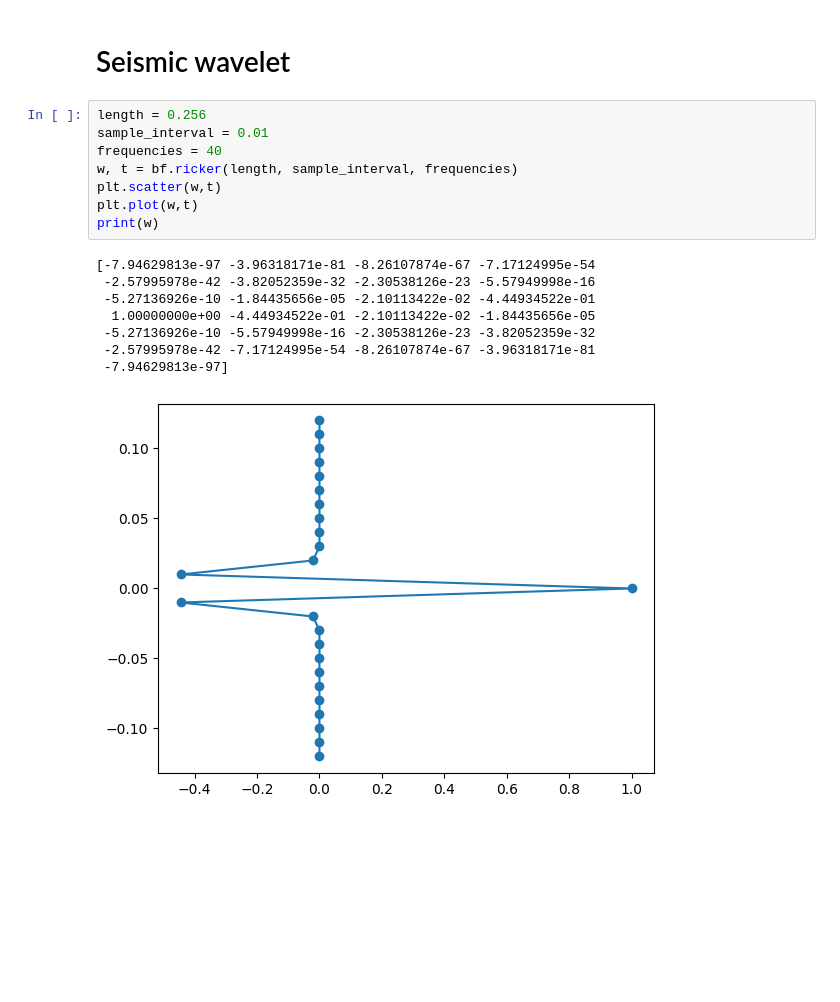
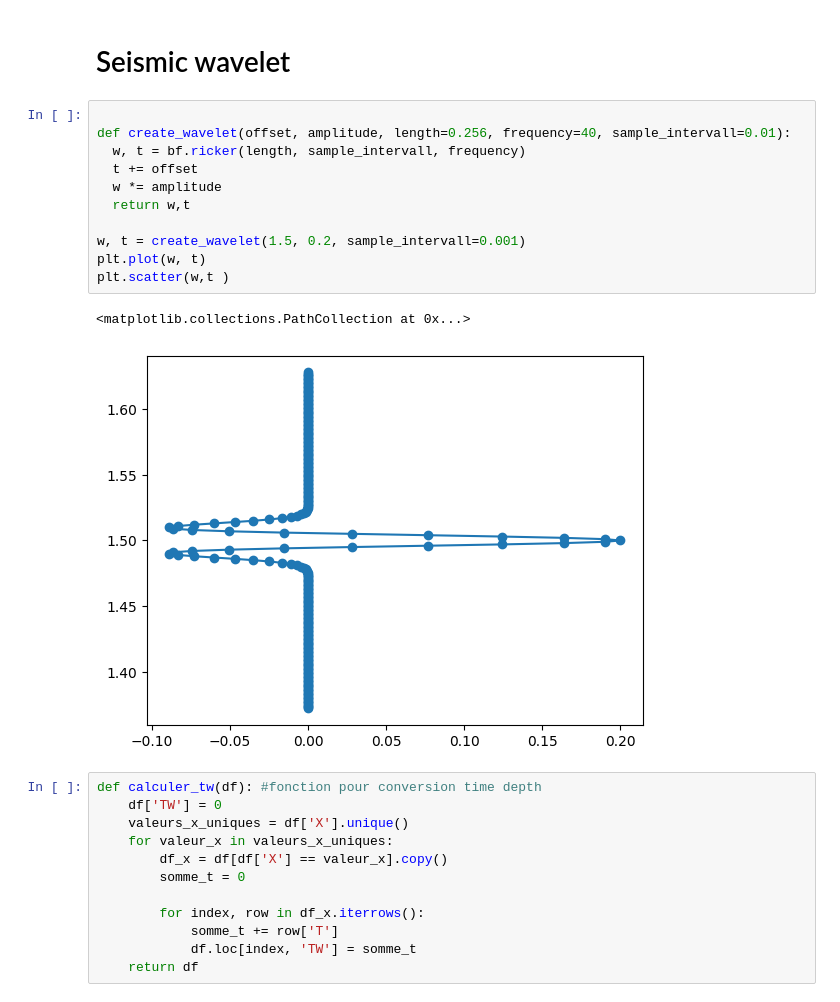
Before and after one commit to Dunckleosteus/seismic, a Jupyter notebook: seismic.ipynb, the cells around one changed output. Cells and saved outputs as stored; diff of their text form; blank space fills up the shorter version.

```diff
--- a/seismic.ipynb
+++ b/seismic.ipynb
@@ -122,20 +118,29 @@ plt.gca().invert_yaxis()
 [figure]
 # %% [markdown]
 # Seismic wavelet
-# %%
-length = 0.256
-sample_interval = 0.01
-frequencies = 40
-w, t = bf.ricker(length, sample_interval, frequencies)
-plt.scatter(w,t)
-plt.plot(w,t)
-print(w)
-# %% [output]
-[-7.94629813e-97 -3.96318171e-81 -8.26107874e-67 -7.17124995e-54
- -2.57995978e-42 -3.82052359e-32 -2.30538126e-23 -5.57949998e-16
- -5.27136926e-10 -1.84435656e-05 -2.10113422e-02 -4.44934522e-01
-  1.00000000e+00 -4.44934522e-01 -2.10113422e-02 -1.84435656e-05
- -5.27136926e-10 -5.57949998e-16 -2.30538126e-23 -3.82052359e-32
- -2.57995978e-42 -7.17124995e-54 -8.26107874e-67 -3.96318171e-81
- -7.94629813e-97]
-[figure, removed]
+# %%
+
+def create_wavelet(offset, amplitude, length=0.256, frequency=40, sample_intervall=0.01):
+  w, t = bf.ricker(length, sample_intervall, frequency)
+  t += offset
+  w *= amplitude
+  return w,t
+
+w, t = create_wavelet(1.5, 0.2, sample_intervall=0.001)
+plt.plot(w, t)
+plt.scatter(w,t )
+# %% [output]
+<matplotlib.collections.PathCollection at 0x...>
+[figure, added]
+# %%
+def calculer_tw(df): #fonction pour conversion time depth
+    df['TW'] = 0
+    valeurs_x_uniques = df['X'].unique()
+    for valeur_x in valeurs_x_uniques:
+        df_x = df[df['X'] == valeur_x].copy()
+        somme_t = 0
+
+        for index, row in df_x.iterrows():
+            somme_t += row['T']
+            df.loc[index, 'TW'] = somme_t
+    return df
```
Also changed, not shown: parts of 6 cells of this notebook.
